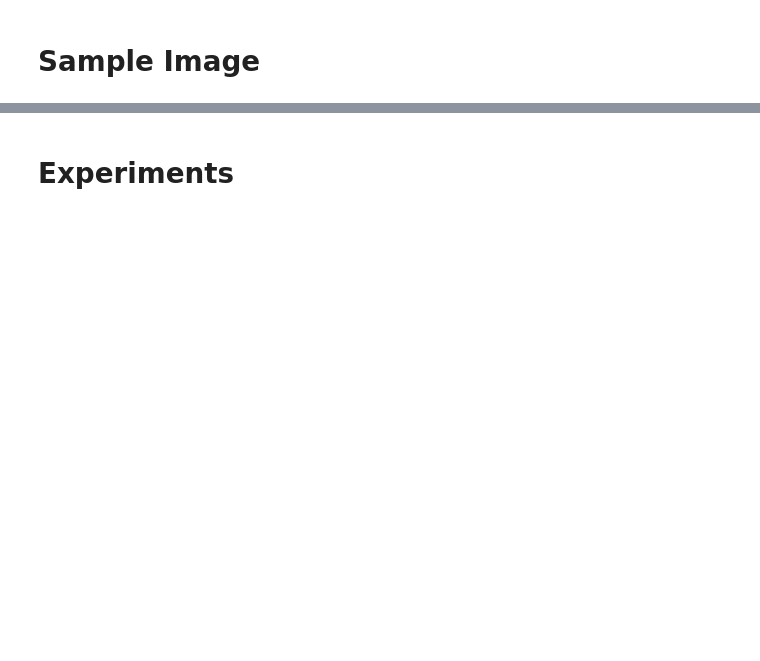
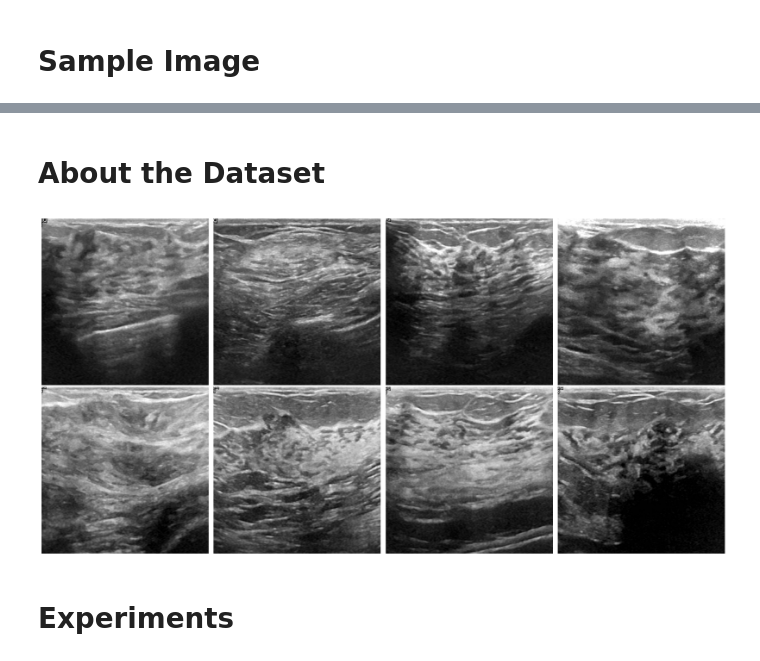
Before and after one commit to matheus3301/TI0160-VisaoComputacionalAplicadaASaude-UFC-2024.1, a Jupyter notebook: TRABALHO1/notebook.ipynb, the cells around one changed output, grey strips where cells are left out. Cells and saved outputs as stored; diff of their text form; code cells hidden in the pictures; blank space fills up the shorter version.

Commit message:
add: image samples and saved results

```diff
--- a/TRABALHO1/notebook.ipynb
+++ b/TRABALHO1/notebook.ipynb
@@ -40,10 +40,8 @@ def show_side_by_side_with_histogram(img_1, img_2, title_1, title_2):
 
     # print(img_1.shape)
     # print(np.max(img_1))
-
     # print(img_2.shape)
     # print(np.max(img_2))
-
 
     img_1_hist = cv2.calcHist([img_1], [0], None, [256], [0, 256])
     img_2_hist = cv2.calcHist([img_2], [0], None, [256], [0, 256])
@@ -57,10 +55,31 @@ def show_side_by_side_with_histogram(img_1, img_2, title_1, title_2):
 
     #make the subplots to be in the same width
 
+    plt.tight_layout()
+    plt.savefig(f'results/{title_1}_{title_2}.png')
+    plt.show()
+
+def show_image_samples_from_dataset():
+    imgs = []
+
+    n = 8
+
+
+    for i in range(1, n + 1):
+        img = cv2.imread(f'../DATA/raw/normal/normal ({i}).png', cv2.IMREAD_GRAYSCALE)
+        img = img_preprocess(img)
+        imgs.append(img)
+
+    #show the n images side by side
+    fig, axs = plt.subplots(2, 4, figsize=(20, 10))
+    axs = axs.ravel()
+
+    for i in range(n):
+        axs[i].axis('off')
+        axs[i].imshow(imgs[i], cmap='gray')
 
     plt.tight_layout()
-
-
+    plt.savefig('results/samples.png')
     plt.show()
 # %%
 from skimage import restoration
@@ -589,3 +608,9 @@ show_side_by_side_with_histogram(result, img_hist_eq, "Original", "Equalized")
+# %% [markdown]
+# About the Dataset
+# %%
+show_image_samples_from_dataset()
+# %% [output]
+[figure, added]
 # %% [markdown]
 # Experiments
 # %%
```
Also changed, not shown: parts of 2 cells of this notebook, 8 other files.
